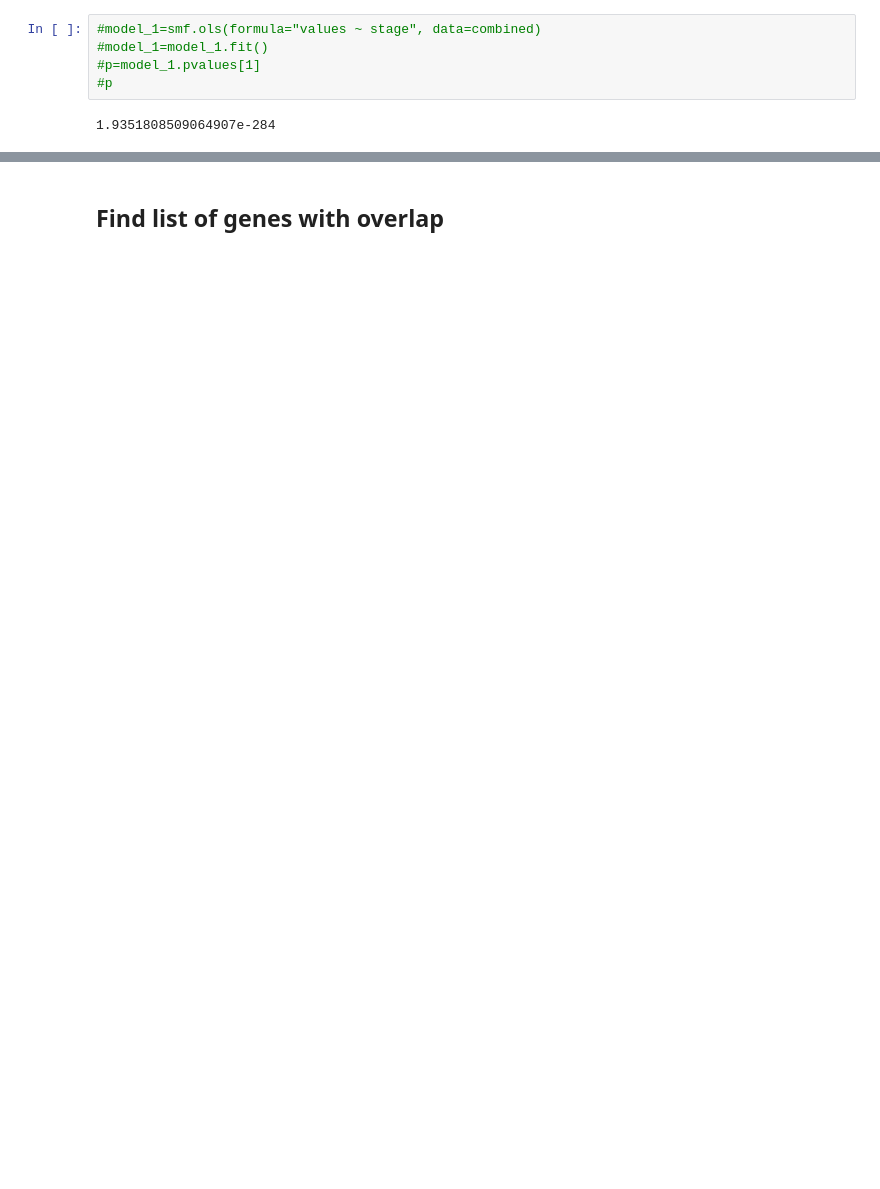
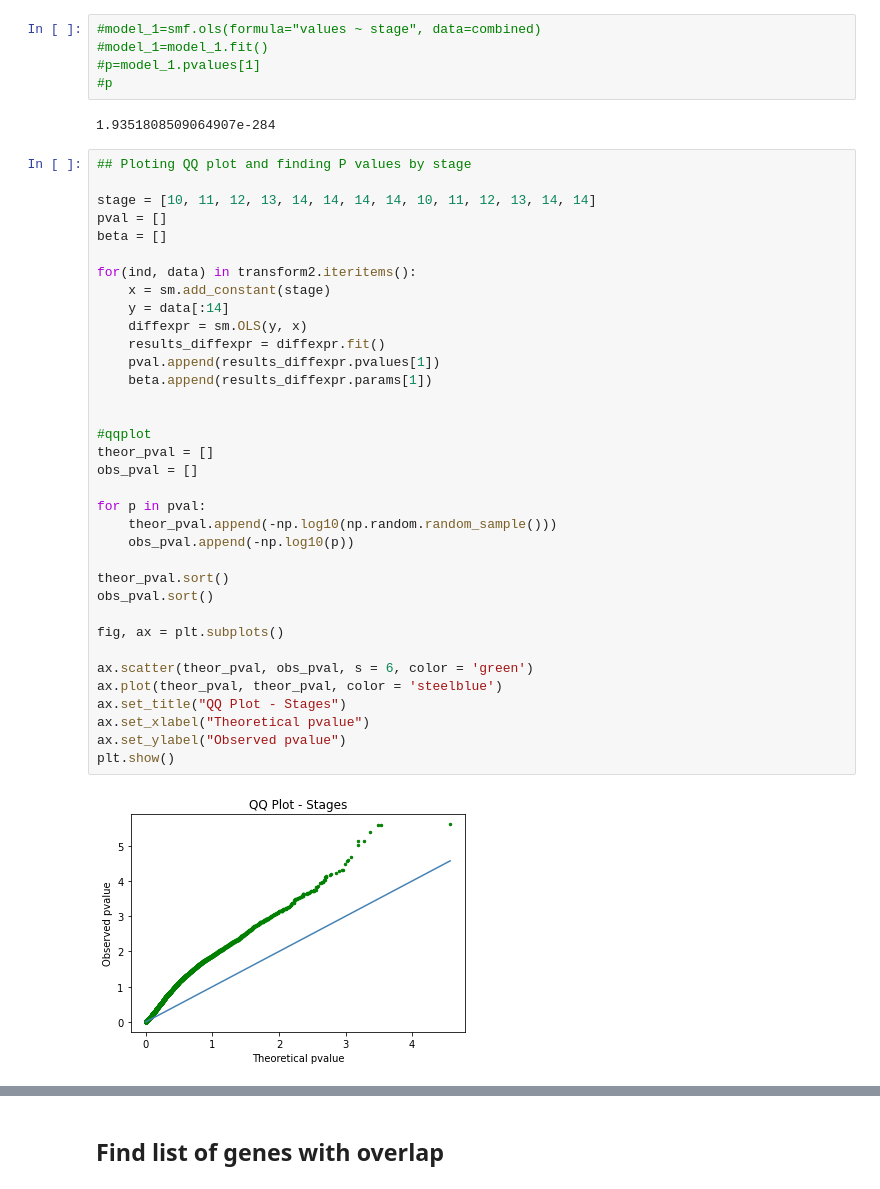
Before and after one commit to Hkhaira1/qbb2021-answers, a Jupyter notebook: week9/Gene_expression.ipynb, the cells around one changed output, grey strips where cells are left out. Drawn from its saved outputs; the diff is of its cells as text; blank space fills up the shorter version.

```diff
--- a/week9/Gene_expression.ipynb
+++ b/week9/Gene_expression.ipynb
@@ -228,6 +228,43 @@ transform2
 #p
 # %% [output]
 1.9351808509064907e-284
+# %%
+## Ploting QQ plot and finding P values by stage
+
+stage = [10, 11, 12, 13, 14, 14, 14, 14, 10, 11, 12, 13, 14, 14]
+pval = []
+beta = []
+
+for(ind, data) in transform2.iteritems():
+    x = sm.add_constant(stage)
+    y = data[:14]
+    diffexpr = sm.OLS(y, x)
+    results_diffexpr = diffexpr.fit()
+    pval.append(results_diffexpr.pvalues[1])
+    beta.append(results_diffexpr.params[1])
+
+
+#qqplot
+theor_pval = []
+obs_pval = []
+
+for p in pval:
+    theor_pval.append(-np.log10(np.random.random_sample()))
+    obs_pval.append(-np.log10(p))
+
+theor_pval.sort()
+obs_pval.sort()
+
+fig, ax = plt.subplots()
+
+ax.scatter(theor_pval, obs_pval, s = 6, color = 'green')
+ax.plot(theor_pval, theor_pval, color = 'steelblue')
+ax.set_title("QQ Plot - Stages")
+ax.set_xlabel("Theoretical pvalue")
+ax.set_ylabel("Observed pvalue")
+plt.show()
+# %% [output]
+[figure, added]
 # %%
 ##Find p values by stage
 
```
Also changed, not shown: parts of 27 cells of this notebook.
